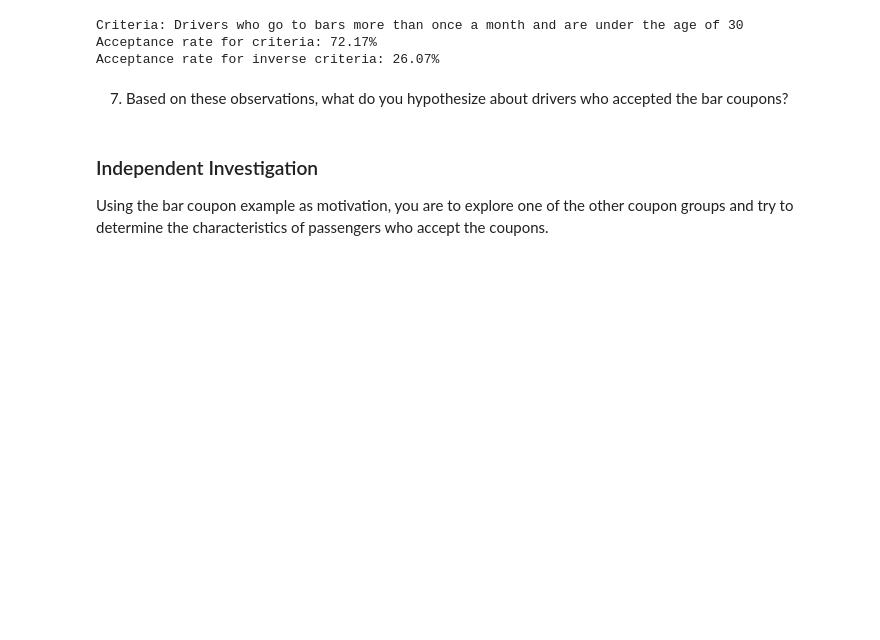
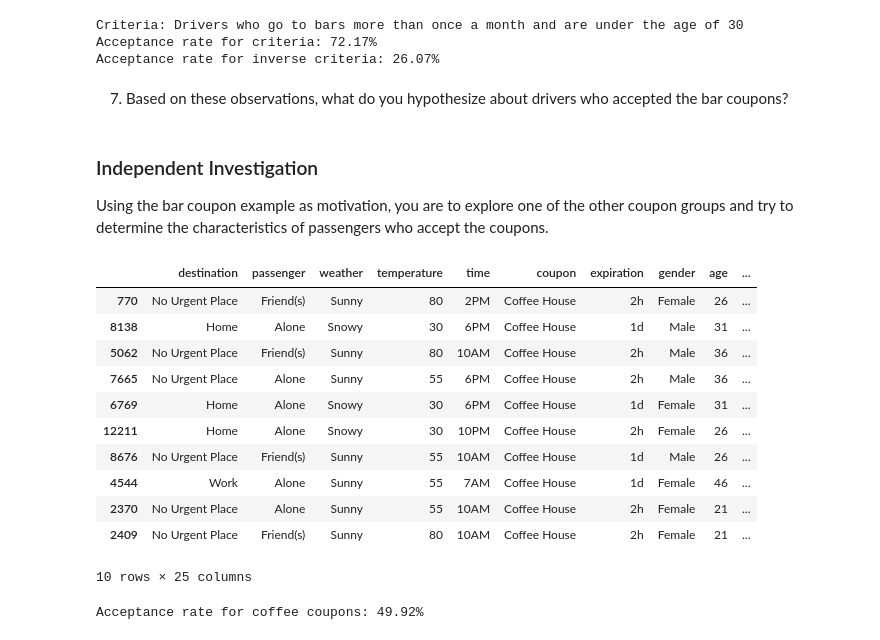
Before and after one commit to karthikiyerrrr/KBI-Practical-Applications, a Jupyter notebook: assignment5_1/prompt.ipynb, the cells around one changed output. Saved outputs shown, nothing was run; the diff lists cells and outputs as text; code cells hidden in the pictures; blank space fills up the shorter version.

Commit message:
Analyzed coffee data

```diff
--- a/assignment5_1/prompt.ipynb
+++ b/assignment5_1/prompt.ipynb
@@ -337,3 +337,24 @@ ans_7 = 'Drivers between the ages of 21 and 30, unwidowed, and who go to bars mo
 ### Independent Investigation
 
 Using the bar coupon example as motivation, you are to explore one of the other coupon groups and try to determine the characteristics of passengers who accept the coupons.
+# %%
+coffee_data = data_cleaned[data_cleaned['coupon'] == 'Coffee House']
+coffee_data.sample(10)
+# %% [output]
+|  | destination | passenger | weather | temperature | time | coupon | expiration | gender | age | ... |
+| 770 | No Urgent Place | Friend(s) | Sunny | 80 | 2PM | Coffee House | 2h | Female | 26 | ... |
+| 8138 | Home | Alone | Snowy | 30 | 6PM | Coffee House | 1d | Male | 31 | ... |
+| 5062 | No Urgent Place | Friend(s) | Sunny | 80 | 10AM | Coffee House | 2h | Male | 36 | ... |
+| 7665 | No Urgent Place | Alone | Sunny | 55 | 6PM | Coffee House | 2h | Male | 36 | ... |
+| 6769 | Home | Alone | Snowy | 30 | 6PM | Coffee House | 1d | Female | 31 | ... |
+| 12211 | Home | Alone | Snowy | 30 | 10PM | Coffee House | 2h | Female | 26 | ... |
+| 8676 | No Urgent Place | Friend(s) | Sunny | 55 | 10AM | Coffee House | 1d | Male | 26 | ... |
+| 4544 | Work | Alone | Sunny | 55 | 7AM | Coffee House | 1d | Female | 46 | ... |
+| 2370 | No Urgent Place | Alone | Sunny | 55 | 10AM | Coffee House | 2h | Female | 21 | ... |
+| 2409 | No Urgent Place | Friend(s) | Sunny | 80 | 10AM | Coffee House | 2h | Female | 21 | ... |
+10 rows × 25 columns
+# %%
+coffee_acceptance = coffee_data['Y'].mean()
+print(f"Acceptance rate for coffee coupons: {coffee_acceptance:.2%}")
+# %% [output]
+Acceptance rate for coffee coupons: 49.92%
```
Also changed, not shown: parts of 4 cells of this notebook.
